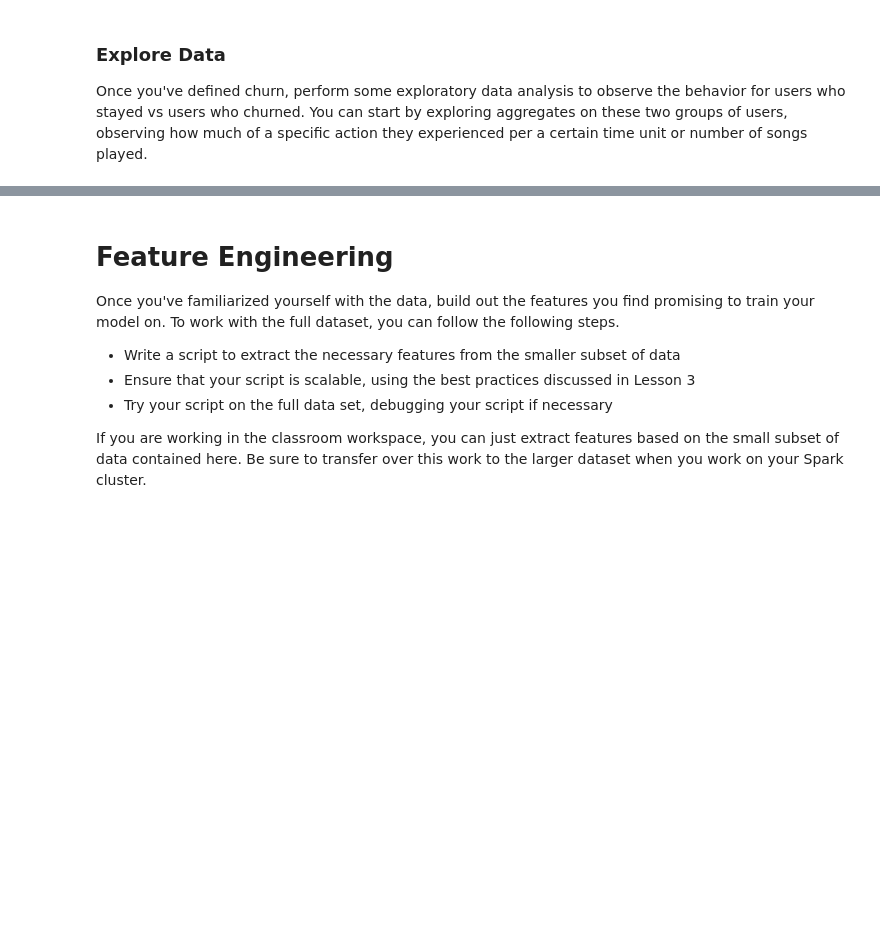
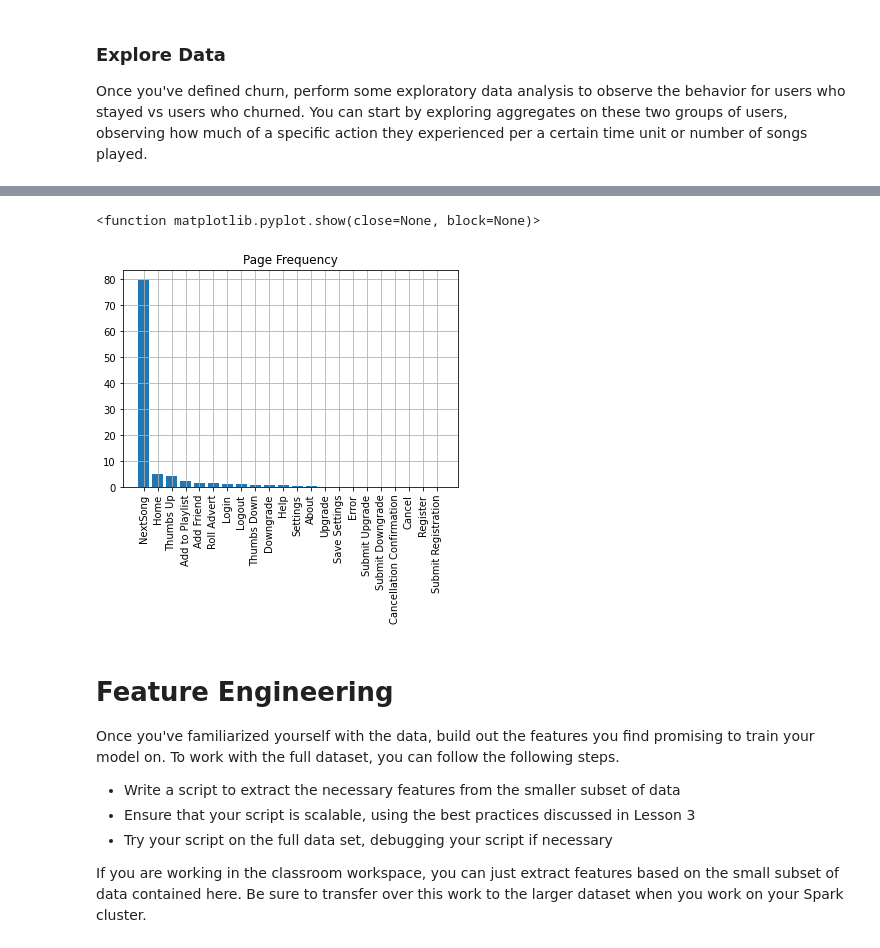
Before and after one commit to petitepepper/Sparkifty_User-Churn-Alert, a Jupyter notebook: Sparkify.ipynb, the cells around one changed output, grey strips where cells are left out. Cells and saved outputs as stored; diff of their text form; code cells hidden in the pictures; blank space fills up the shorter version.

```diff
--- a/Sparkify.ipynb
+++ b/Sparkify.ipynb
@@ -37,3 +123,12 @@ df.select("")
 ### Define Churn
 
 Once you've done some preliminary analysis, create a column `Churn` to use as the label for your model. I suggest using the `Cancellation Confirmation` events to define your churn, which happen for both paid and free users. As a bonus task, you can also look into the `Downgrade` events.
+# %%
+from pyspark.sql.functions import col
+
+churn_fun = udf(lambda x: 1 if x=="Cancellation Confirmation" else 0, IntegerType())
+downgrade_fun = udf(lambda x: 1 if x=="Downgrade" else 0, IntegerType())
+
+df = df.withColumn("Churn",churn_fun("page"))
+df = df.withColumn("DownGrade",downgrade_fun("page"))
+df.show()
@@ -42,0 +165,4 @@ Once you've defined churn, perform some exploratory data analysis to observe the
+# %%
+# page frequency
+pages = df.select('page').groupby('page').count().toPandas().sort_values(by='count',ascending=False)
+pages['proportion']=pages['count']/pages['count'].sum()*100
@@ -43,3 +178,12 @@ Once you've defined churn, perform some exploratory data analysis to observe the
+# %%
+plt.bar(pages['page'],pages['proportion'])
+plt.title("Page Frequency")
+plt.xticks(rotation=90)
+plt.grid()
+plt.show
+# %% [output]
+<function matplotlib.pyplot.show(close=None, block=None)>
+[figure, added]
 # %% [markdown]
 # Feature Engineering
 Once you've familiarized yourself with the data, build out the features you find promising to train your model on. To work with the full dataset, you can follow the following steps.
```
Also changed, not shown: parts of 15 cells of this notebook, 1 other file.
